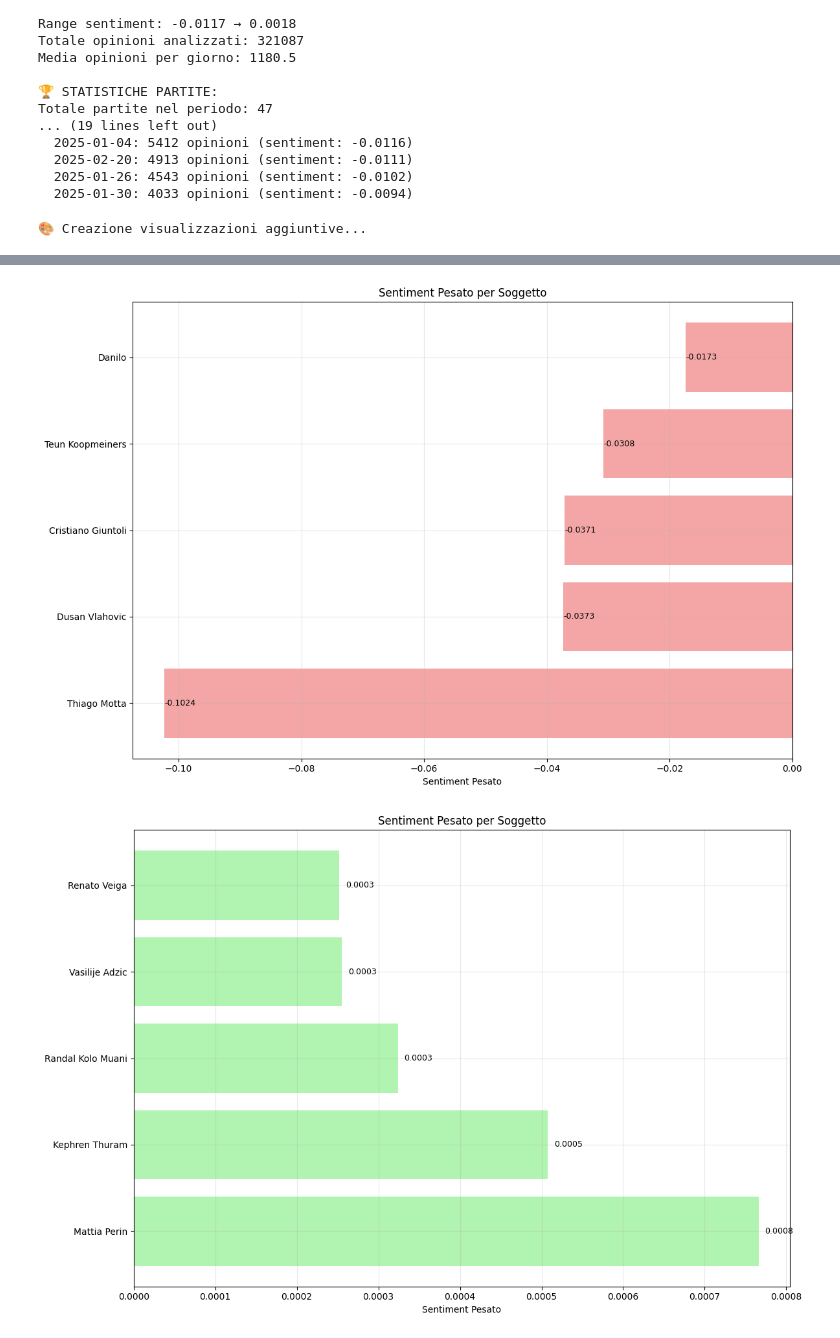
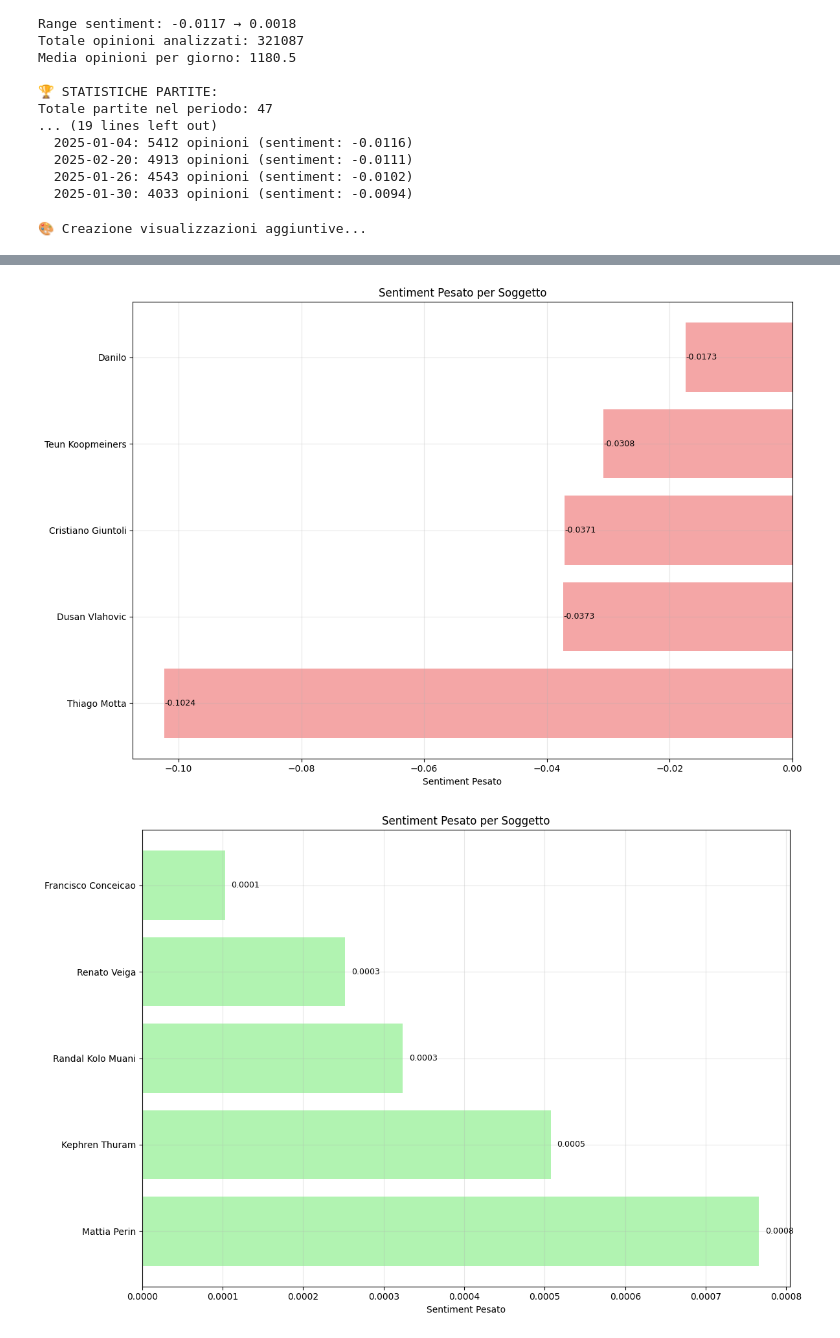
Before and after one commit to pizoz/SocialMediaMining, a Jupyter notebook: progetto/sentiment_analysis.ipynb, the cells around one changed output, grey strips where cells are left out. Cells and saved outputs as stored; diff of their text form; code cells hidden in the pictures.

```diff
--- a/progetto/sentiment_analysis.ipynb
+++ b/progetto/sentiment_analysis.ipynb
@@ -1520,8 +1594,8 @@ def plot_sentiment_by_subject(soggetto_dict, top_n=15):
     sorted_subjects = sorted(weighted_results.items(),
                            key=lambda x: x[1]['weighted_sentiment'],
                            reverse=True)
-    subjects = [item[0] for item in sorted_subjects if item[0] not in ["Juventus", "Squadra", "Dirigenza"]][:top_n]
-    weighted_sentiments = [item[1]['weighted_sentiment'] for item in sorted_subjects if item[0] not in ["Juventus", "Squadra", "Dirigenza"]][:top_n]
+    subjects = [item[0] for item in sorted_subjects if item[0] not in ["Juventus", "Squadra", "Dirigenza","Vasilije Adzic","Carlo Pinsoglio"]][:top_n]
+    weighted_sentiments = [item[1]['weighted_sentiment'] for item in sorted_subjects if item[0] not in ["Juventus", "Squadra", "Dirigenza","Vasilije Adzic","Carlo Pinsoglio"]][:top_n]
     sentiments = [item[1]['weighted_sentiment'] for item in sorted_subjects]
     # Grafico sentiment pesato
     bars = ax2.barh(subjects, weighted_sentiments, color='lightgreen', alpha=0.7)
@@ -1595,35 +1669,35 @@ def create_sentiment_summary_table(soggetto_dict, data_dict, commentatore_dict):
     else:
         print("   ⚠️ Nessun soggetto con sentiment positivo e almeno 100 opinioni")
 
     # Soggetti più negativi (con almeno 100 opinioni)
     negative_subjects = [(s, d) for s, d in subject_results.items()
                         if d['num_comments'] >= 100]
     negative_subjects.sort(key=lambda x: x[1]['weighted_sentiment'])
     print(f"\n🔴 SOGGETTI PIÙ NEGATIVI (min. 100 opinioni):")
     counter = 0
     for i, (subject, data) in enumerate(negative_subjects, 1):
         if counter >= 5:
             break
-        if subject == "Juventus" or subject == "Squadra" or subject == "Dirigenza" or subject == "Danilo":
+        if subject == "Juventus" or subject == "Squadra" or subject == "Dirigenza" or subject == "Danilo" :
             continue
         counter += 1
         print(f"   {counter}. {subject:<20} - Sentiment: {data['weighted_sentiment']:>8.4f} ({data['num_comments']} opinioni)")
 
     print("\n" + "="*80)
 
 # Esegui le visualizzazioni aggiuntive
 print("\n🎨 Creazione visualizzazioni aggiuntive...")
 
 # Grafico per soggetti
 top_subjects_data = plot_sentiment_by_subject(soggetto_dict, top_n=5)
 
 # Tabella riassuntiva
 create_sentiment_summary_table(soggetto_dict, data_dict, commentatore_dict)
 # %% [output]
 🎨 Creazione visualizzazioni aggiuntive...
 [figure]
 [figure]
-[figure, old version]
+[figure, new version]
 ================================================================================
  📊 RAPPORTO RIASSUNTIVO SENTIMENT ANALYSIS - JUVENTUS
 ================================================================================
```
Also changed, not shown: parts of 6 cells of this notebook.
